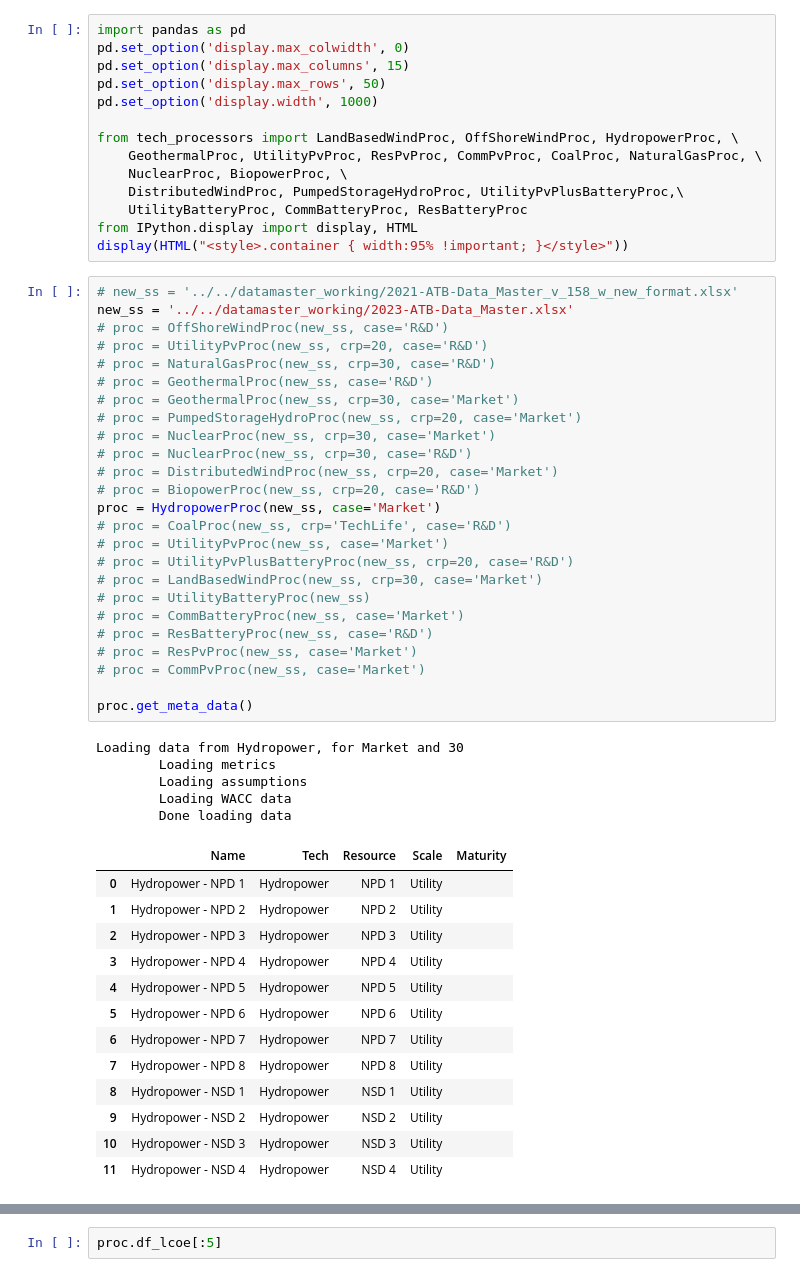
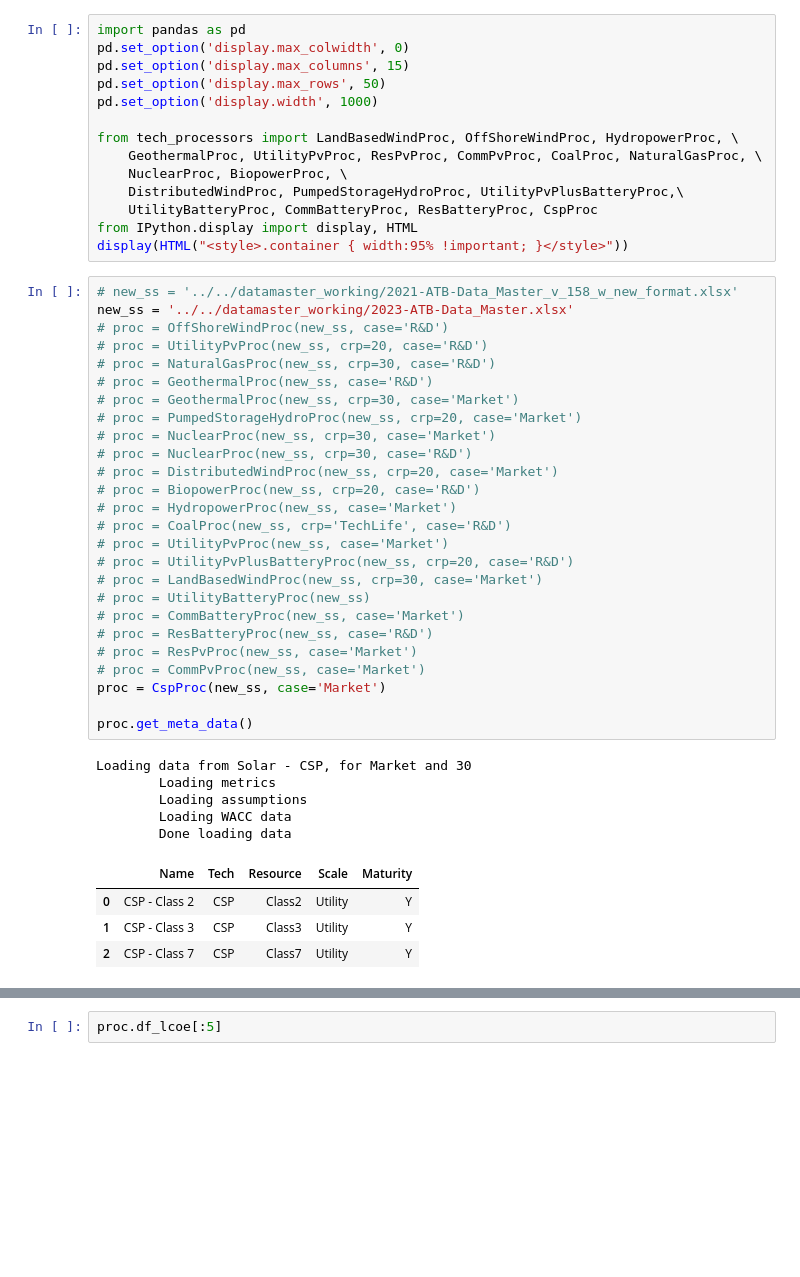
Before and after one commit to NREL/ATB-calc, a Jupyter notebook: lcoe_calculator/Test Tech processors.ipynb, the cells around one changed output, grey strips where cells are left out. Saved outputs shown, nothing was run; the diff lists cells and outputs as text; blank space fills up the shorter version.

```diff
--- a/lcoe_calculator/Test Tech processors.ipynb
+++ b/lcoe_calculator/Test Tech processors.ipynb
@@ -9,53 +9,45 @@ from tech_processors import LandBasedWindProc, OffShoreWindProc, HydropowerProc,
     GeothermalProc, UtilityPvProc, ResPvProc, CommPvProc, CoalProc, NaturalGasProc, \
     NuclearProc, BiopowerProc, \
     DistributedWindProc, PumpedStorageHydroProc, UtilityPvPlusBatteryProc,\
-    UtilityBatteryProc, CommBatteryProc, ResBatteryProc
+    UtilityBatteryProc, CommBatteryProc, ResBatteryProc, CspProc
 from IPython.display import display, HTML
 display(HTML("<style>.container { width:95% !important; }</style>"))
 # %%
 # new_ss = '../../datamaster_working/2021-ATB-Data_Master_v_158_w_new_format.xlsx'
 new_ss = '../../datamaster_working/2023-ATB-Data_Master.xlsx'
 # proc = OffShoreWindProc(new_ss, case='R&D')
 # proc = UtilityPvProc(new_ss, crp=20, case='R&D')
 # proc = NaturalGasProc(new_ss, crp=30, case='R&D')
 # proc = GeothermalProc(new_ss, case='R&D')
 # proc = GeothermalProc(new_ss, crp=30, case='Market')
 # proc = PumpedStorageHydroProc(new_ss, crp=20, case='Market')
 # proc = NuclearProc(new_ss, crp=30, case='Market')
 # proc = NuclearProc(new_ss, crp=30, case='R&D')
 # proc = DistributedWindProc(new_ss, crp=20, case='Market')
 # proc = BiopowerProc(new_ss, crp=20, case='R&D')
-proc = HydropowerProc(new_ss, case='Market')
+# proc = HydropowerProc(new_ss, case='Market')
 # proc = CoalProc(new_ss, crp='TechLife', case='R&D')
 # proc = UtilityPvProc(new_ss, case='Market')
 # proc = UtilityPvPlusBatteryProc(new_ss, crp=20, case='R&D')
 # proc = LandBasedWindProc(new_ss, crp=30, case='Market')
 # proc = UtilityBatteryProc(new_ss)
 # proc = CommBatteryProc(new_ss, case='Market')
 # proc = ResBatteryProc(new_ss, case='R&D')
 # proc = ResPvProc(new_ss, case='Market')
 # proc = CommPvProc(new_ss, case='Market')
+proc = CspProc(new_ss, case='Market')
 
 proc.get_meta_data()
 # %% [output]
-Loading data from Hydropower, for Market and 30
+Loading data from Solar - CSP, for Market and 30
         Loading metrics
         Loading assumptions
         Loading WACC data
         Done loading data
 |  | Name | Tech | Resource | Scale | Maturity |
-| 0 | Hydropower - NPD 1 | Hydropower | NPD 1 | Utility |  |
-| 1 | Hydropower - NPD 2 | Hydropower | NPD 2 | Utility |  |
-| 2 | Hydropower - NPD 3 | Hydropower | NPD 3 | Utility |  |
-| 3 | Hydropower - NPD 4 | Hydropower | NPD 4 | Utility |  |
-| 4 | Hydropower - NPD 5 | Hydropower | NPD 5 | Utility |  |
-| 5 | Hydropower - NPD 6 | Hydropower | NPD 6 | Utility |  |
-| 6 | Hydropower - NPD 7 | Hydropower | NPD 7 | Utility |  |
-| 7 | Hydropower - NPD 8 | Hydropower | NPD 8 | Utility |  |
-| 8 | Hydropower - NSD 1 | Hydropower | NSD 1 | Utility |  |
-| 9 | Hydropower - NSD 2 | Hydropower | NSD 2 | Utility |  |
-| 10 | Hydropower - NSD 3 | Hydropower | NSD 3 | Utility |  |
-| 11 | Hydropower - NSD 4 | Hydropower | NSD 4 | Utility |  |
+| 0 | CSP - Class 2 | CSP | Class2 | Utility | Y |
+| 1 | CSP - Class 3 | CSP | Class3 | Utility | Y |
+| 2 | CSP - Class 7 | CSP | Class7 | Utility | Y |
 # %%
 proc.run()
 proc.test_capex()
```
Also changed, not shown: parts of 8 cells of this notebook, 3 other files.
